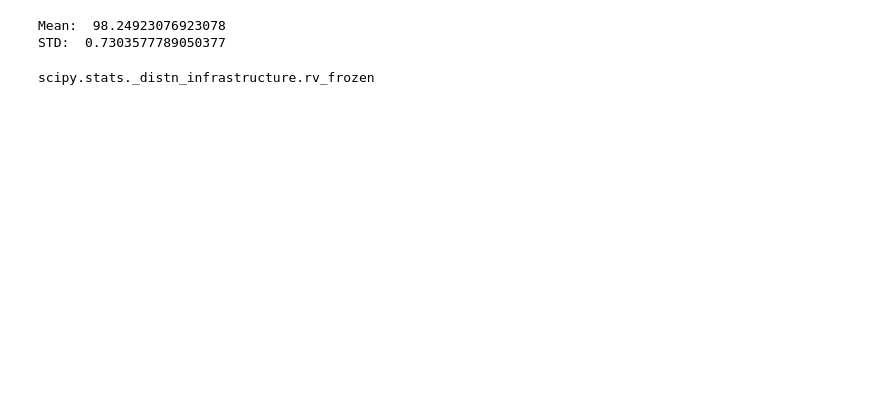
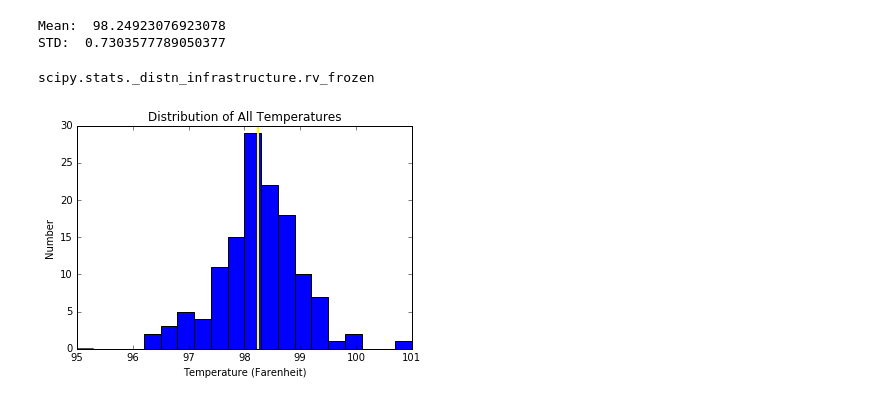
Before and after one commit to Spiracular/Notebooks, a Jupyter notebook: statistics project 1/sliderule_dsi_inferential_statistics_exercise_1.ipynb, the cells around one changed output. Cells and saved outputs as stored; diff of their text form; code cells hidden in the pictures; blank space fills up the shorter version.

Commit message:
Update to project 1: Histograms

```diff
--- a/statistics project 1/sliderule_dsi_inferential_statistics_exercise_1.ipynb
+++ b/statistics project 1/sliderule_dsi_inferential_statistics_exercise_1.ipynb
@@ -81,0 +86,14 @@ scipy.stats._distn_infrastructure.rv_frozen
+# %%
+##Simple visual confirmation
+#Sample's Histogram
+
+plt.hist(df.temperature, bins=20, range=[95,101])
+plt.axvline(TempMean, linewidth=2, color='yellow')
+plt.title('Distribution of All Temperatures')
+plt.xlabel('Temperature (Farenheit)')
+plt.ylabel('Number')
+plt.show()
+
+#It actually looks pretty lognormal-ish to me! But with a reasonably small sample size for bumpiness.
+# %% [output]
+[figure, added]
```
Also changed, not shown: parts of 9 cells of this notebook, 1 other file.
